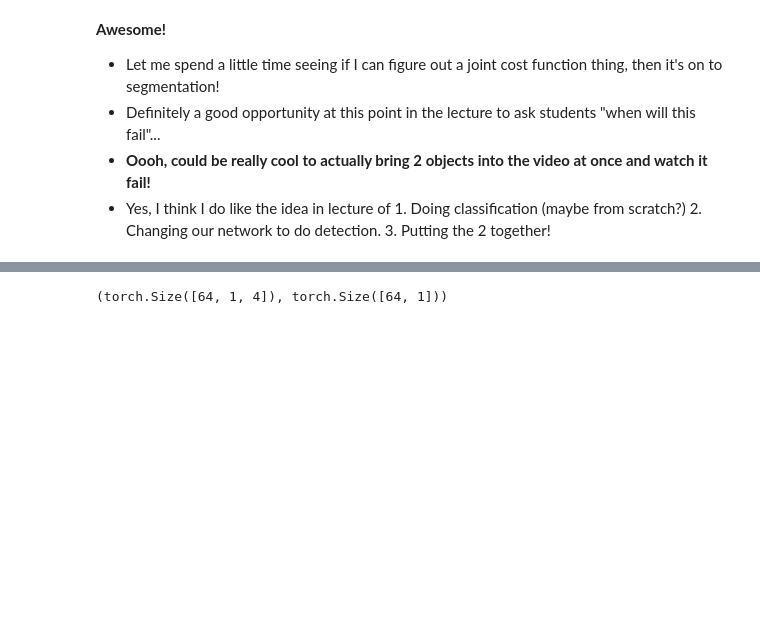
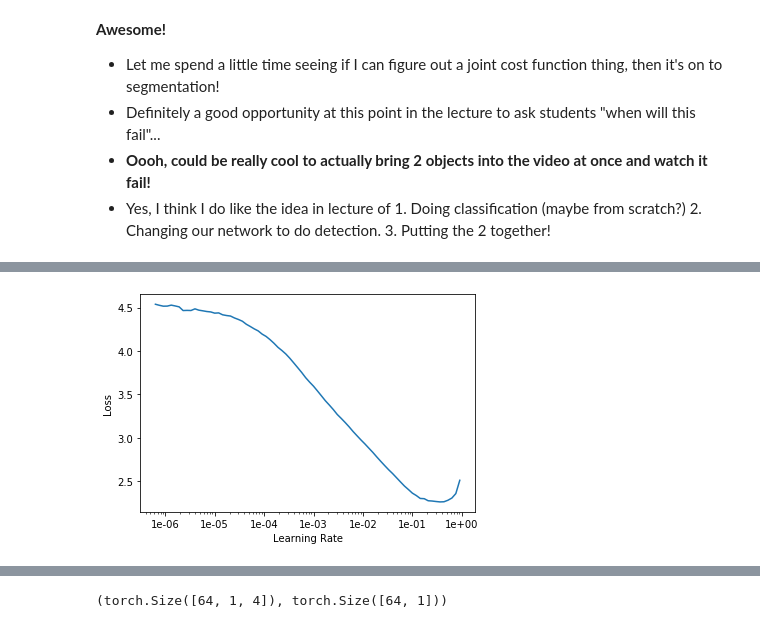
Before and after one commit to unccv/deep_learning_for_computer_vision, a Jupyter notebook: dev/BBC Experiment [Part 3 - More Object Detection].ipynb, the cells around one changed output, grey strips where cells are left out. Saved outputs shown, nothing was run; the diff lists cells and outputs as text; code cells hidden in the pictures; blank space fills up the shorter version.

```diff
--- a/dev/BBC Experiment [Part 3 - More Object Detection].ipynb
+++ b/dev/BBC Experiment [Part 3 - More Object Detection].ipynb
@@ -251,4 +280,4 @@ class MyLoss(nn.Module):
         cls_loss=nn.CrossEntropyLoss()(yhat[:,4:], class_tgts.view(-1))
         #print(det_loss, cls_loss)
 
-        return det_loss + 1*cls_loss
+        return det_loss + 1.10*cls_loss
@@ -259,8 +284,9 @@ accuracy
 # %%
-class my_accuracy(yhat, targs):
-    return accuracy(yhat[:,4:], targs[1].view(-1))
+def my_accuracy(yhat, bbox_tgts, class_tgts):
+    return accuracy(yhat[:,4:], class_tgts.view(-1))
 
-class my_l1():
+def my_l1(yhat, bbox_tgts, class_tgts):
+    return nn.L1Loss()(yhat[:,:4].unsqueeze_(dim=1), bbox_tgts)
 # %%
 custom_head = nn.Sequential(
     Flatten(),
@@ -270,7 +296,6 @@ custom_head = nn.Sequential(
     nn.ReLU(),
     nn.BatchNorm1d(256),
     nn.Dropout(0.5),
-    nn.Linear(256,8),
-)
+    nn.Linear(256,8))
 # %%
-learn=cnn_learner(data, models.resnet34, custom_head=custom_head, loss_func=MyLoss())
+learn=cnn_learner(data, models.resnet34, custom_head=custom_head, loss_func=MyLoss(), metrics=[my_accuracy, my_l1])
@@ -276,0 +309,4 @@ learn=cnn_learner(data, models.resnet34, custom_head=custom_head, loss_func=MyLo
+# %%
+learn.recorder.plot()
+# %% [output]
+[figure, added]
```
Also changed, not shown: parts of 26 cells of this notebook.
